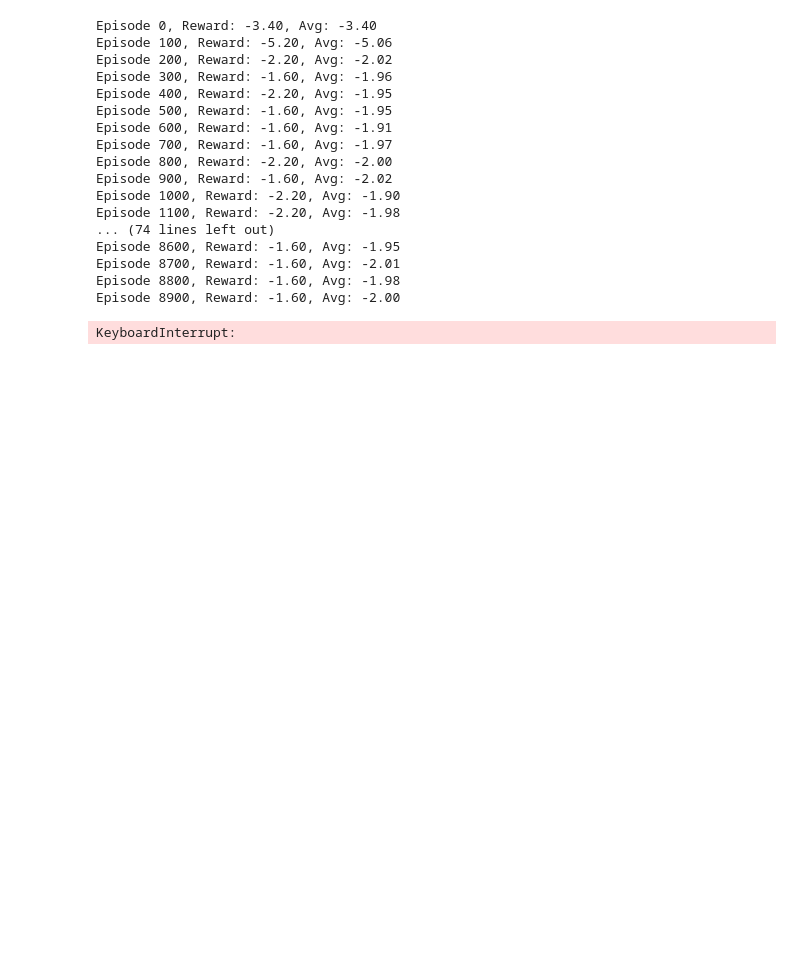
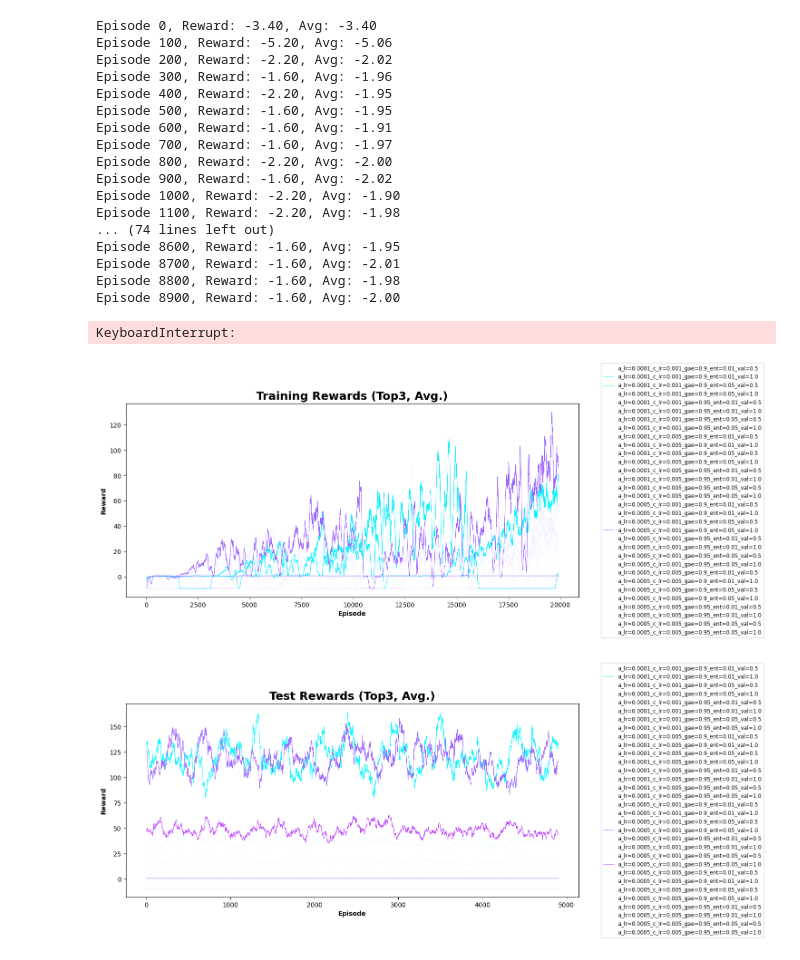
Before and after one commit to take-001/fly_bird_fly, a Jupyter notebook: model/EAC.ipynb, the cells around one changed output. Drawn from its saved outputs; the diff is of its cells as text; code cells hidden in the pictures; blank space fills up the shorter version.

```diff
--- a/model/EAC.ipynb
+++ b/model/EAC.ipynb
@@ -470,21 +514,21 @@ for actor_lr, critic_lr, gae_lambda, entropy_coef, value_loss_coef in param_comb
        exp_res[exp_key] = agent.train()
        test_res[exp_key] = agent.test(num_episodes=5000,render=None)
 
-    #    with open("ac_exp_res.pkl", "wb") as f:
-    #        pickle.dump(exp_res, f)
-    #    with open("ac_test_res.pkl", "wb") as f:
-    #        pickle.dump(test_res, f)
+       with open("../exp_data/eac_tr.pkl", "wb") as f:
+           pickle.dump(exp_res, f)
+       with open("../exp_data/eac_test.pkl", "wb") as f:
+           pickle.dump(test_res, f)
 
-    #    print(f"Completed: {exp_key}")
+       print(f"Completed: {exp_key}")
 
    finally:
        del agent
        gc.collect()
        env.close()
 
-with open("ac_exp_res.pkl", "rb") as f:
+with open("../exp_data/eac_tr.pkl", "rb") as f:
    exp_res = pickle.load(f)
-with open("ac_test_res.pkl", "rb") as f:
+with open("../exp_data/eac_test.pkl", "rb") as f:
    test_res = pickle.load(f)
 
 print("Experiment complete")
@@ -507,3 +551,17 @@ Episode 8700, Reward: -1.60, Avg: -2.01
 Episode 8800, Reward: -1.60, Avg: -1.98
 Episode 8900, Reward: -1.60, Avg: -2.00
 KeyboardInterrupt:
+# %%
+
+with open("../exp_data/eac_tr.pkl", "rb") as f:
+    exp_res_DDQN_pp = pickle.load(f)
+with open("../exp_data/eac_test.pkl", "rb") as f:
+    test_res_DDQN_pp = pickle.load(f)
+
+plot_rewards_with_opacity(exp_res_DDQN_pp, "Training Rewards (Top3, Avg.)", "Episode", "Reward","DDQN_tr.png")
+
+# Plot for test_res (test rewards)
+plot_rewards_with_opacity(test_res_DDQN_pp, "Test Rewards (Top3, Avg.)", "Episode", "Reward","DDQN_test.png")
+# %% [output]
+[figure, added]
+[figure, added]
```
Also changed, not shown: parts of 2 cells of this notebook, 17 other files.
